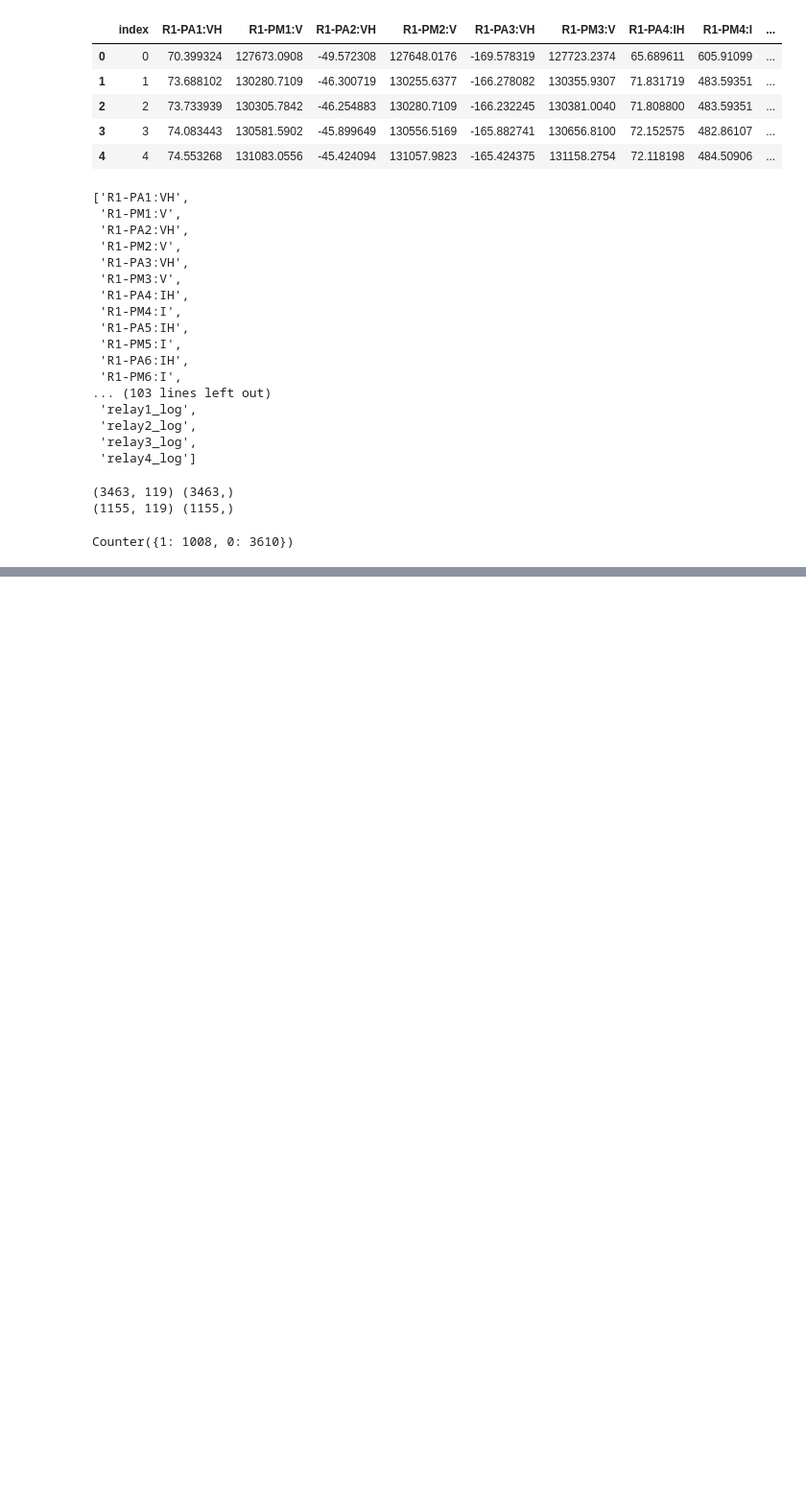
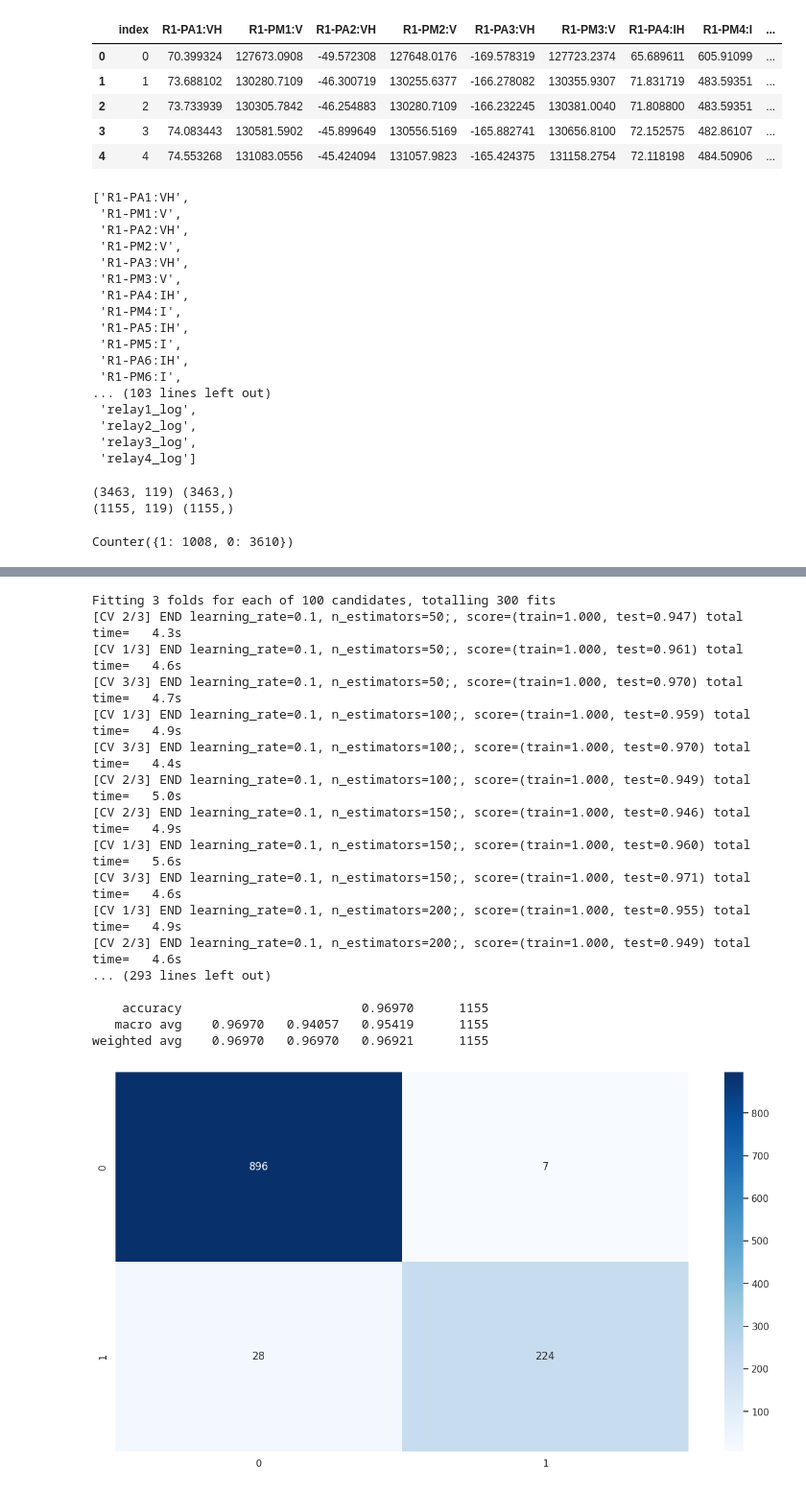
Before and after one commit to VictoKu1/IndustrialControlSystemCyberAttackDetectingCourse, a Jupyter notebook: Industrial_Power_Control_Cyber_Attacks_Detection.ipynb, the cells around one changed output, grey strips where cells are left out. Shown at 96% size. Cells and saved outputs as stored; diff of their text form; code cells hidden in the pictures; blank space fills up the shorter version.

```diff
--- a/Industrial_Power_Control_Cyber_Attacks_Detection.ipynb
+++ b/Industrial_Power_Control_Cyber_Attacks_Detection.ipynb
@@ -551,0 +624,35 @@ Please also refer to the documentation for alternative solver options:
+# %%
+# Random Forest Classifier + AdaBoost
+rf_ada = AdaBoostClassifier(base_estimator=rf)
+rf_ada_params = {
+    'n_estimators': [50, 100, 150, 200, 250, 300, 350, 400, 450, 500],
+    'learning_rate': [0.1, 0.2, 0.3, 0.4, 0.5, 0.6, 0.7, 0.8, 0.9, 1.0]
+}
+rf_ada_gcv = create_grid_search(rf_ada, rf_ada_params)
+rf_ada_gcv.fit(X_train, y_train)
+
+rf_ada = rf_ada_gcv.best_estimator_
+
+# Save the model
+pickle.dump(rf_ada, open('jrp_ada_gcv.pkl', 'wb'))
+
+show(rf_ada)
+# %% [output]
+Fitting 3 folds for each of 100 candidates, totalling 300 fits
+[CV 2/3] END learning_rate=0.1, n_estimators=50;, score=(train=1.000, test=0.947) total time=   4.3s
+[CV 1/3] END learning_rate=0.1, n_estimators=50;, score=(train=1.000, test=0.961) total time=   4.6s
+[CV 3/3] END learning_rate=0.1, n_estimators=50;, score=(train=1.000, test=0.970) total time=   4.7s
+[CV 1/3] END learning_rate=0.1, n_estimators=100;, score=(train=1.000, test=0.959) total time=   4.9s
+[CV 3/3] END learning_rate=0.1, n_estimators=100;, score=(train=1.000, test=0.970) total time=   4.4s
+[CV 2/3] END learning_rate=0.1, n_estimators=100;, score=(train=1.000, test=0.949) total time=   5.0s
+[CV 2/3] END learning_rate=0.1, n_estimators=150;, score=(train=1.000, test=0.946) total time=   4.9s
+[CV 1/3] END learning_rate=0.1, n_estimators=150;, score=(train=1.000, test=0.960) total time=   5.6s
+[CV 3/3] END learning_rate=0.1, n_estimators=150;, score=(train=1.000, test=0.971) total time=   4.6s
+[CV 1/3] END learning_rate=0.1, n_estimators=200;, score=(train=1.000, test=0.955) total time=   4.9s
+[CV 2/3] END learning_rate=0.1, n_estimators=200;, score=(train=1.000, test=0.949) total time=   4.6s
+... (293 lines left out)
+
+    accuracy                        0.96970      1155
+   macro avg    0.96970   0.94057   0.95419      1155
+weighted avg    0.96970   0.96970   0.96921      1155
+[figure, added]
```
Also changed, not shown: parts of 12 cells of this notebook, 2 other files.
